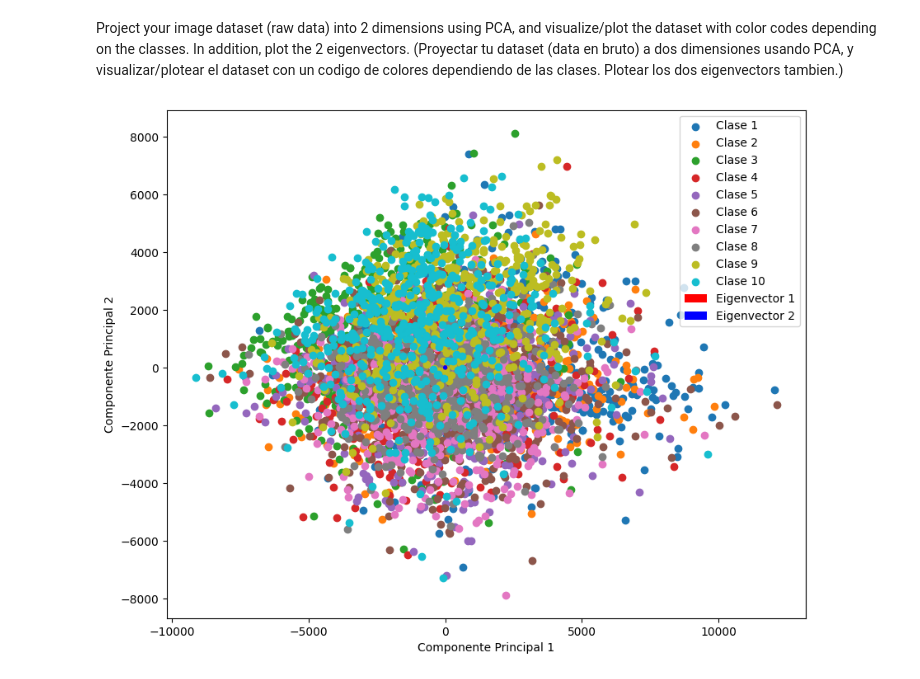
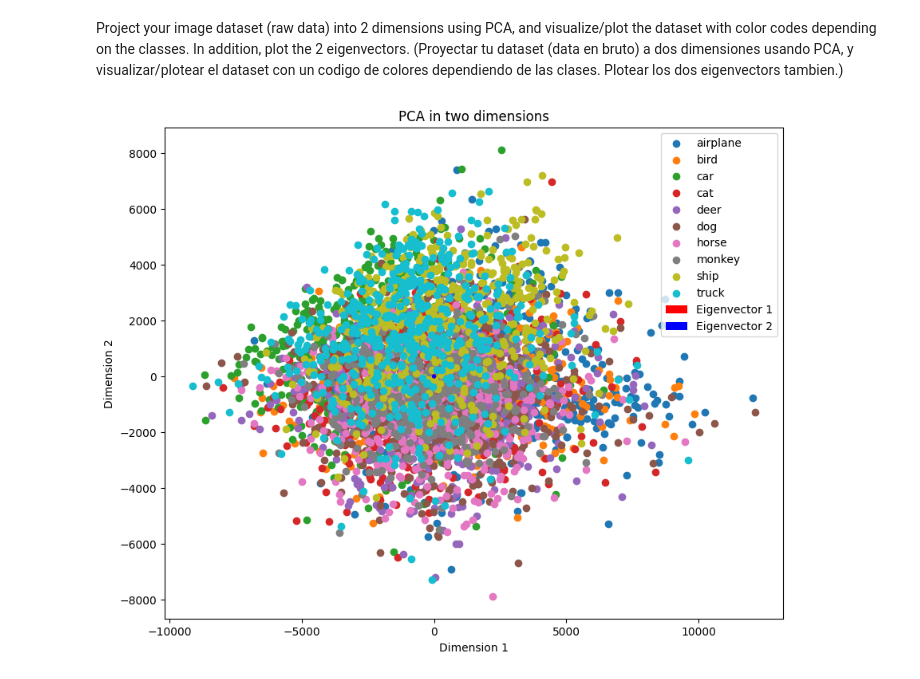
Before and after one commit to Enzoc30/Labo3ML, a Jupyter notebook: lab3_2.ipynb, the cells around one changed output. Saved outputs shown, nothing was run; the diff lists cells and outputs as text; code cells hidden in the pictures.

```diff
--- a/lab3_2.ipynb
+++ b/lab3_2.ipynb
@@ -56,34 +56,38 @@ for clse in range(1,11):
         if(archivo.endswith(".png")):
             ruta_img = os.path.join(ruta,archivo)
             img = Image.open(ruta_img).convert("L")
             img_array = np.array(img)
             img_flat = img_array.flatten()
             images.append(img_flat)
             labels.append(clse)
 
 X = np.array(images)
 Y = np.array(labels)
 
 Vpca = PCA(n_components=2)
 X_pca = Vpca.fit_transform(X)
 
 plt.figure(figsize=(10, 8))
+categories = ["","airplane", "bird", "car", "cat", "deer", "dog", "horse", "monkey", "ship", "truck"] # categorías en orden (1-10)
 
 # Plotear los puntos con códigos de color basados en las clases
 for i in np.unique(Y):
-    plt.scatter(X_pca[Y == i, 0], X_pca[Y == i, 1], label=f'Clase {i}')
+    plt.scatter(X_pca[Y == i, 0], X_pca[Y == i, 1], label=f'{categories[i]}')
 
 # Plotear los eigenvectores
 eigenvectors = Vpca.components_.T
 plt.quiver(0, 0, eigenvectors[0, 0], eigenvectors[1, 0], color='red', scale=3, label='Eigenvector 1')
 plt.quiver(0, 0, eigenvectors[0, 1], eigenvectors[1, 1], color='blue', scale=3, label='Eigenvector 2')
 
+
+plt.title('PCA in two dimensions')
+
 # Establecer etiquetas y leyenda
-plt.xlabel('Componente Principal 1')
-plt.ylabel('Componente Principal 2')
+plt.xlabel('Dimension 1')
+plt.ylabel('Dimension 2')
 plt.legend()
 
 # Mostrar el gráfico
 plt.show()
 # %% [output]
-[figure, old version]
+[figure, new version]
```
Also changed, not shown: 5 other files.
